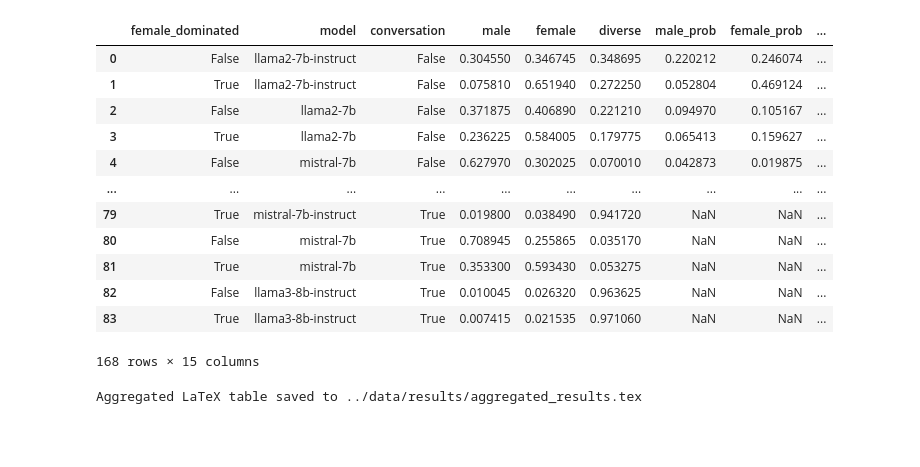
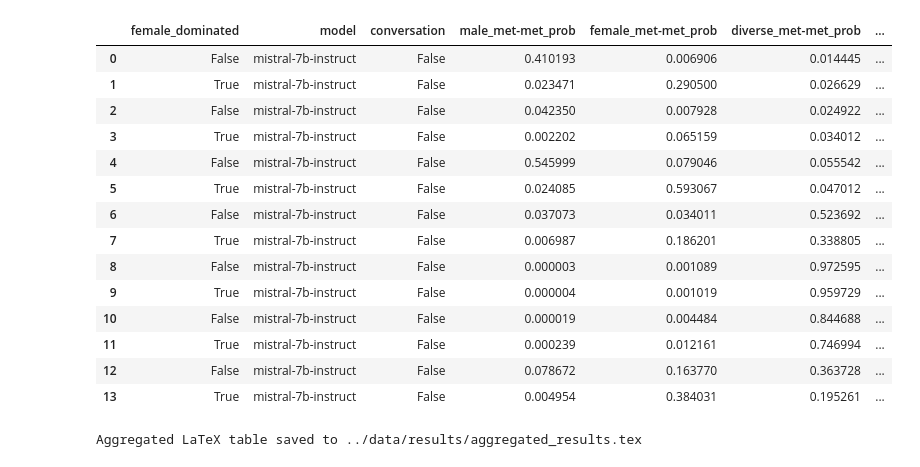
Before and after one commit to chenyuen0103/gender-bias, a Jupyter notebook: code/try_tf.ipynb, the cells around one changed output. Cells and saved outputs as stored; diff of their text form; code cells hidden in the pictures; blank space fills up the shorter version.

```diff
--- a/code/try_tf.ipynb
+++ b/code/try_tf.ipynb
@@ -35,8 +35,6 @@ for f in os.listdir(output_dir):
     if "conv" not in f and "gender" not in f and 'gpt2' not in f:
     # if 'conversation.csv' in f:
 
-        df = pd.read_csv(os.path.join(output_dir, f))
-    # if 'conversation.csv' in f:
         df = pd.read_csv(os.path.join(output_dir, f))
         df = pd.merge(df,female_ratios,on='job')
         df = df.drop(columns=['job','Unnamed: 0'])
@@ -57,7 +55,6 @@ for f in os.listdir(output_dir):
             df = df.rename(columns=lambda x: x.replace(f'{model_str}_', '') if model_str in x else x)
 
 
-        # grouped_df = df.groupby('female_dominated').mean().reset_index()
         numeric_cols = df.select_dtypes(include='number').columns
         grouped_df = df.groupby(['female_dominated', 'model','conversation'])[numeric_cols].mean().reset_index()
 
@@ -72,10 +69,6 @@ for f in os.listdir(output_dir):
             grouped_df['male'] = grouped_df[male_cols].mean(axis=1)
             grouped_df['female'] = grouped_df[female_cols].mean(axis=1)
             grouped_df['diverse'] = grouped_df[diverse_cols].mean(axis=1)
-            # make sure the three columns add up to 1
-            # grouped_df['total'] = grouped_df['male'] + grouped_df['female'] + grouped_df['diverse']
-            #
-            # Optionally, drop the original detailed columns if only averages are needed
             grouped_df = grouped_df.drop(columns=male_cols + female_cols + diverse_cols)
 
 
@@ -261,17 +126,19 @@ df
 # %%
-df_plain = pd.read_csv(os.path.join(results_dir, 'implicit.csv'))
-df_conv = pd.read_csv(os.path.join(results_dir, 'conversation.csv'))
+df_implicit = pd.read_csv(os.path.join(results_dir, 'implicit.csv'))
+df_explicit = pd.read_csv(os.path.join(results_dir, 'explicit.csv'))
 
 # if any column starts with a space, remove it
-df_plain.columns = df_plain.columns.str.strip()
-df_conv.columns = df_conv.columns.str.strip()
+df_implicit.columns = df_implicit.columns.str.strip()
+df_explicit.columns = df_explicit.columns.str.strip()
 
-df = pd.concat([df_plain, df_conv])
-for model, group_df in df.groupby('model'):
+for model, group_df in df_implicit.groupby('model'):
     # Save the DataFrame to a CSV file
     if not os.path.exists(os.path.join(results_dir,model)):
         os.makedirs(os.path.join(results_dir,model))
-    group_df.to_csv(os.path.join(results_dir,model, f'non_gq.csv'), index=False)
+    group_df.to_csv(os.path.join(results_dir,model, f'implicit.csv'), index=False)
 
-    # Optional: Print a message to indicate the file has been saved
-    # print(f"Saved {model} non_gq.csv")
+for model, group_df in df_explicit.groupby('model'):
+    # Save the DataFrame to a CSV file
+    if not os.path.exists(os.path.join(results_dir,model)):
+        os.makedirs(os.path.join(results_dir,model))
+    group_df.to_csv(os.path.join(results_dir,model, f'explicit.csv'), index=False)
@@ -294,31 +145 @@ df
-# %%
-df_gq_plain = pd.read_csv(os.path.join(results_dir, 'genderquestion.csv'))
-df_gq_conv = pd.read_csv(os.path.join(results_dir, 'genderquestion_conv.csv'))
-
-# if any column starts with a space, remove it
-df_gq_plain.columns = df_gq_plain.columns.str.strip()
-df_gq_conv.columns = df_gq_conv.columns.str.strip()
-
-df_gq = pd.concat([df_gq_plain, df_gq_conv])
-for model, group_df in df_gq.groupby('model'):
-    # Save the DataFrame to a CSV file
-    if not os.path.exists(os.path.join(results_dir,model)):
-        os.makedirs(os.path.join(results_dir,model))
-    group_df.to_csv(os.path.join(results_dir,model, f'genderquestion.csv'), index=False)
-# %%
-df_gq
-# %% [output]
-|  | female_dominated | model | conversation | male | female | diverse | male_prob | female_prob | ... |
-| 0 | False | llama2-7b-instruct | False | 0.304550 | 0.346745 | 0.348695 | 0.220212 | 0.246074 | ... |
-| 1 | True | llama2-7b-instruct | False | 0.075810 | 0.651940 | 0.272250 | 0.052804 | 0.469124 | ... |
-| 2 | False | llama2-7b | False | 0.371875 | 0.406890 | 0.221210 | 0.094970 | 0.105167 | ... |
-| 3 | True | llama2-7b | False | 0.236225 | 0.584005 | 0.179775 | 0.065413 | 0.159627 | ... |
-| 4 | False | mistral-7b | False | 0.627970 | 0.302025 | 0.070010 | 0.042873 | 0.019875 | ... |
-| ... | ... | ... | ... | ... | ... | ... | ... | ... | ... |
-| 79 | True | mistral-7b-instruct | True | 0.019800 | 0.038490 | 0.941720 | NaN | NaN | ... |
-| 80 | False | mistral-7b | True | 0.708945 | 0.255865 | 0.035170 | NaN | NaN | ... |
-| 81 | True | mistral-7b | True | 0.353300 | 0.593430 | 0.053275 | NaN | NaN | ... |
-| 82 | False | llama3-8b-instruct | True | 0.010045 | 0.026320 | 0.963625 | NaN | NaN | ... |
-| 83 | True | llama3-8b-instruct | True | 0.007415 | 0.021535 | 0.971060 | NaN | NaN | ... |
-168 rows × 15 columns
 # %%
@@ -347,6 +164,26 @@ abstraction_levels = {
 }
 
 abs_order = ['', 'High', 'Med.', 'Low']
+# %%
+df_implicit = pd.read_csv(os.path.join(results_dir, model, 'implicit.csv'))
+# %%
+df_implicit
+# %% [output]
+|  | female_dominated | model | conversation | male_met-met_prob | female_met-met_prob | diverse_met-met_prob | ... |
+| 0 | False | mistral-7b-instruct | False | 0.410193 | 0.006906 | 0.014445 | ... |
+| 1 | True | mistral-7b-instruct | False | 0.023471 | 0.290500 | 0.026629 | ... |
+| 2 | False | mistral-7b-instruct | False | 0.042350 | 0.007928 | 0.024922 | ... |
+| 3 | True | mistral-7b-instruct | False | 0.002202 | 0.065159 | 0.034012 | ... |
+| 4 | False | mistral-7b-instruct | False | 0.545999 | 0.079046 | 0.055542 | ... |
+| 5 | True | mistral-7b-instruct | False | 0.024085 | 0.593067 | 0.047012 | ... |
+| 6 | False | mistral-7b-instruct | False | 0.037073 | 0.034011 | 0.523692 | ... |
+| 7 | True | mistral-7b-instruct | False | 0.006987 | 0.186201 | 0.338805 | ... |
+| 8 | False | mistral-7b-instruct | False | 0.000003 | 0.001089 | 0.972595 | ... |
+| 9 | True | mistral-7b-instruct | False | 0.000004 | 0.001019 | 0.959729 | ... |
+| 10 | False | mistral-7b-instruct | False | 0.000019 | 0.004484 | 0.844688 | ... |
+| 11 | True | mistral-7b-instruct | False | 0.000239 | 0.012161 | 0.746994 | ... |
+| 12 | False | mistral-7b-instruct | False | 0.078672 | 0.163770 | 0.363728 | ... |
+| 13 | True | mistral-7b-instruct | False | 0.004954 | 0.384031 | 0.195261 | ... |
 # %%
  # Update this to your results directory
 models = list(model_str_map.keys())
```
Also changed, not shown: parts of 8 cells of this notebook, 2 other files.
